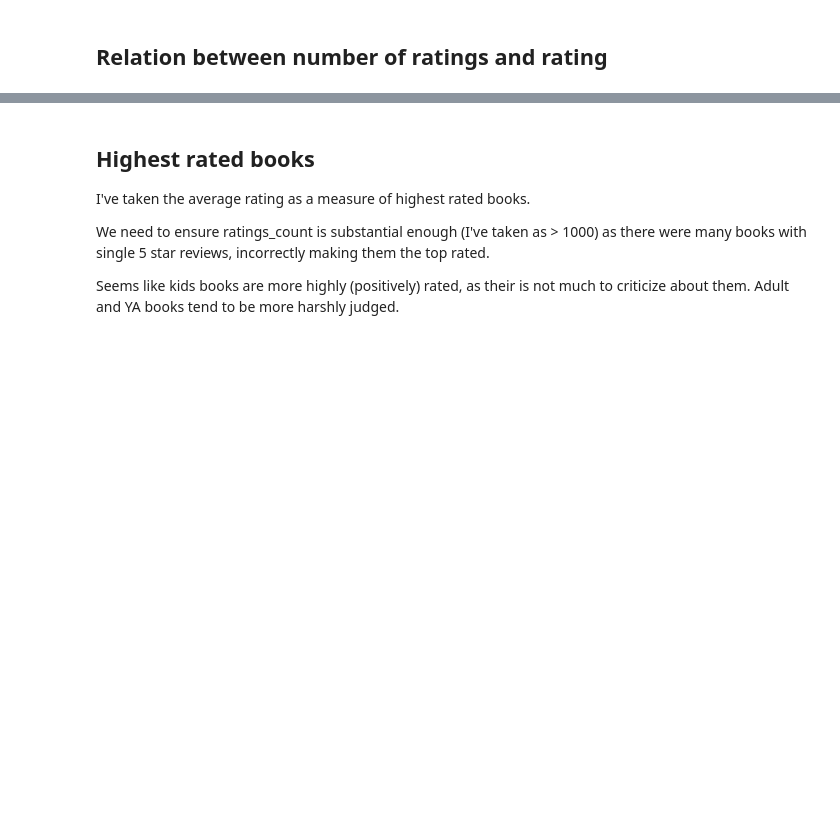
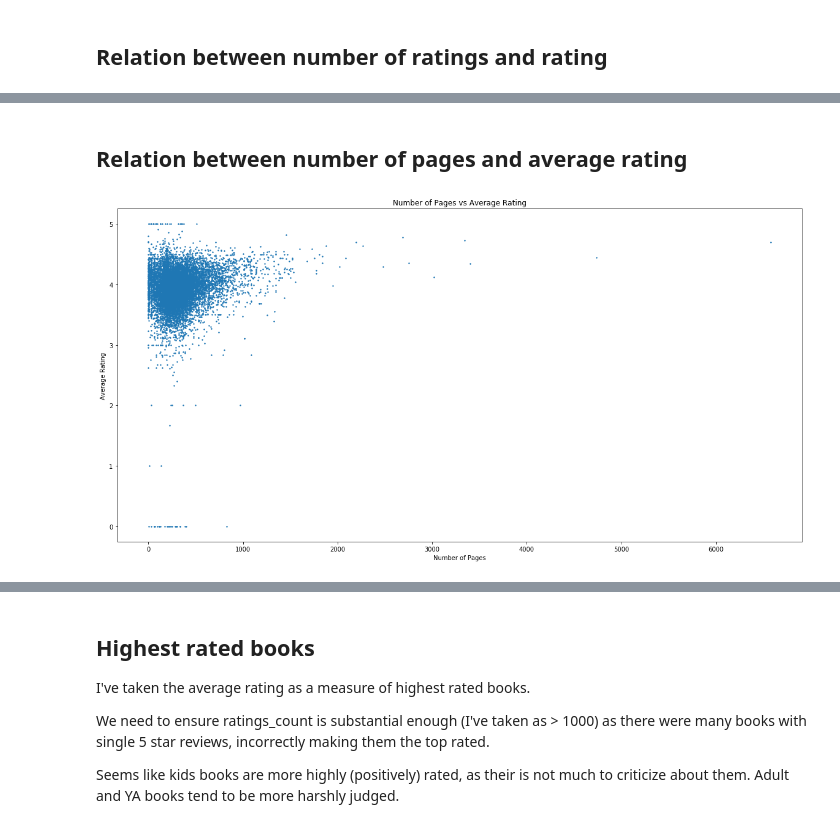
Before and after one commit to ayushi-jha/Data-Science, a Jupyter notebook: Goodreads.ipynb, the cells around one changed output, grey strips where cells are left out. Cells and saved outputs as stored; diff of their text form; code cells hidden in the pictures; blank space fills up the shorter version.

```diff
--- a/Goodreads.ipynb
+++ b/Goodreads.ipynb
@@ -94,0 +104,11 @@ plt.show()
+# %% [markdown]
+## Relation between number of pages and average rating
+# %%
+plt.title('Number of Pages vs Average Rating')
+plt.ylabel('Average Rating')
+plt.xlabel('Number of Pages')
+plt.scatter(df["  num_pages"], df["average_rating"], 2)
+plt.gcf().set_size_inches(20, 10)
+plt.show()
+# %% [output]
+[figure, added]
```
Also changed, not shown: parts of 17 cells of this notebook.
